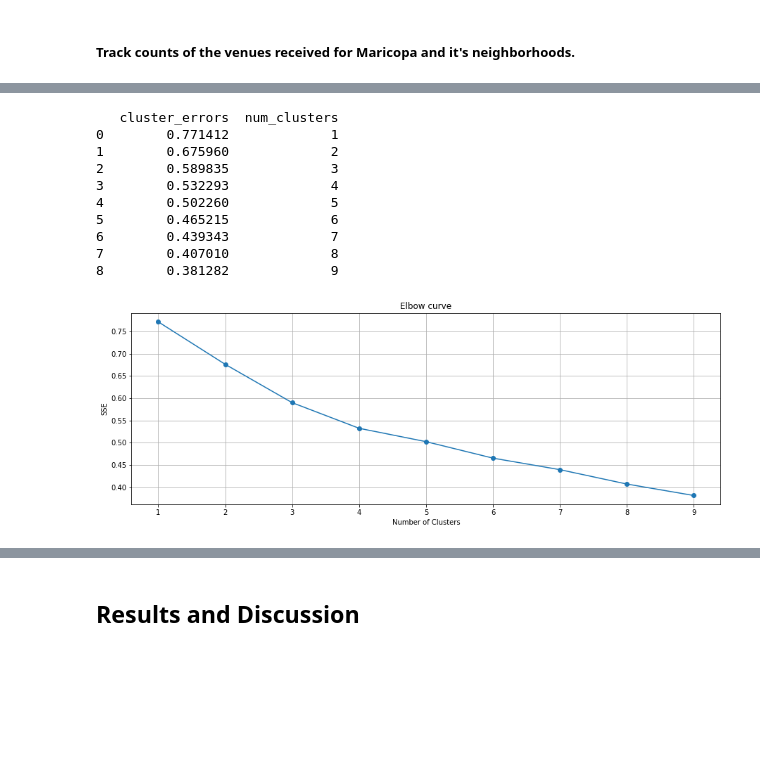
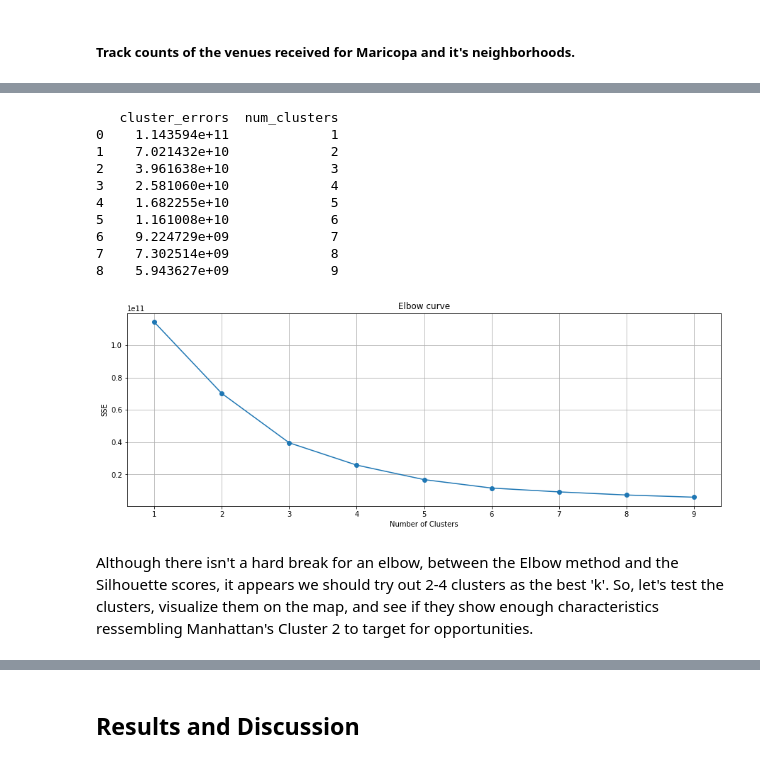
Before and after one commit to bit-kitty/Coursera-IBM-Data-Science, a Jupyter notebook: Coursera_Capstone-Battle_of_the_Neighborhoods-PHX.ipynb, the cells around one changed output, grey strips where cells are left out. Cells and saved outputs as stored; diff of their text form; code cells hidden in the pictures; blank space fills up the shorter version.

```diff
--- a/Coursera_Capstone-Battle_of_the_Neighborhoods-PHX.ipynb
+++ b/Coursera_Capstone-Battle_of_the_Neighborhoods-PHX.ipynb
@@ -804,6 +774,8 @@ mari_hood_agg
 | 61 | Maricopa | Youngtown | 33.590800 | -112.301300 |
 | 62 | Maricopa | Yucca District Glendale | 33.529100 | -112.248200 |
 # %%
+# aggregate estimated statistics by neighborhoods as added input for segmentation later.
+
 marihood_stats = df2.groupby('neighborhood').agg({'total_pop':'sum',
                                                   'bus_estab':'sum',
                                                   'no_of_homes':'sum',
@@ -816,12 +788,11 @@ marihood_stats = df2.groupby('neighborhood').agg({'total_pop':'sum',
 marihood_stats=marihood_stats.reset_index(drop=False)
 cols2 = marihood_stats.columns.tolist()
 marihood_stats = marihood_stats.reindex(columns=cols2)
+marihood_stats['rent_pct'] = marihood_stats['rent']/marihood_stats['no_of_homes']
+marihood_stats['own_pct'] = marihood_stats['own']/marihood_stats['no_of_homes']
+cols3 = ['rent','total_pop','no_of_homes','bus_estab','avg_hh_income','own']
+marihood_stats[cols3] = marihood_stats[cols3].applymap(np.int64)
+
 marihood_stats.head()
-
-
-#df.groupby('Company Name').agg({'Organisation name':'count','Amount':'sum'})
-
-#mari_stats = df1.dropna()
-#mari_neighborhoods2 = mari_neighborhoods.reset_index(drop=True)
 # %% [output]
 |  | neighborhood | rent | total_pop | no_of_homes | bus_estab | avg_hh_income | avg_hh_sz | diversity_index | ... |
@@ -1088,0 +1019,7 @@ for hood in maricopa_grouped['Neighborhood']:
+# %%
+# merge additional statistics to better inform later clustering exercise.
+
+#marihood_stats.rename(columns = {'neighborhood':'Neighborhood'}, inplace=True)
+maricopa_grouped2 = pd.merge(maricopa_grouped, marihood_stats, on='Neighborhood')
+
+maricopa_grouped.head()
@@ -1119,46 +1068,43 @@ marihoods_venues_sorted.head()
 # %%
-# Use unsupervised learning by running K-means algorithm to cluster the neighborhoods to derive common themes of venue categories.
-# k-Means is a partition-based clustering that produces sphere-like clusters because the clusters are shaped around the centroids.
-# However, there is an added step to pre-specify the number of clusters. This requires due diligence to pick the number of clusters.
-# Often times, business context contributes to the clusters that best explain the most variances within the observed datapoints.
+# The elbow method seems to indicate k= 2-4.
 
-
-# Run elbow curve on data to determine best number of clusters that explain the most variance (score denotes the percentage of variance explained)
-# The elbow method aids in finding the optimal value for k (#clusters) at the point of rapidly declining improvement.
-# Use unsupervised learning by running K-means algorithm to cluster the neighborhoods to derive common themes of venue categories.
-# Here the elbow method is not very strong in clustering average occurrences of venue types across the region; it somewhat indicates k= 3 or 4.
-
-maricopa_grouped_clustering = maricopa_grouped.drop('Neighborhood', 1)
+maricopa_grouped_clustering = maricopa_grouped2.drop(['Neighborhood','rent','own','total_pop'], 1)
 
 X1 = maricopa_grouped_clustering
 
+# Standarize features
+scaler = StandardScaler()
+X_scaled = scaler.fit_transform(maricopa_grouped_clustering)
+
 distortions = []
 for k in range(1, 10):
-    kmeans = KMeans(n_clusters=k, random_state=3, max_iter=500)
+    kmeans = KMeans(n_clusters=k, random_state=10)
     kmeans.fit(X1)
     distortions.append(kmeans.inertia_) # cluster errors
 
 clusters_df = pd.DataFrame( { "num_clusters": range(1, 10), "cluster_errors": distortions } )
 print(clusters_df[0:10])
 
 fig = plt.figure(figsize=(15, 5))
 plt.plot( clusters_df.num_clusters, clusters_df.cluster_errors, marker = "o" )
 plt.grid(True)
 plt.xlabel('Number of Clusters')
 plt.ylabel('SSE')
 plt.title('Elbow curve')
 
 plt.show()
 # %% [output]
    cluster_errors  num_clusters
-0        0.771412             1
-1        0.675960             2
-2        0.589835             3
-3        0.532293             4
-4        0.502260             5
-5        0.465215             6
-6        0.439343             7
-7        0.407010             8
-8        0.381282             9
+0    1.143594e+11             1
+1    7.021432e+10             2
+2    3.961638e+10             3
+3    2.581060e+10             4
+4    1.682255e+10             5
+5    1.161008e+10             6
+6    9.224729e+09             7
+7    7.302514e+09             8
+8    5.943627e+09             9
-[figure, old version]
+[figure, new version]
+# %% [markdown]
+Although there isn't a hard break for an elbow, between the Elbow method and the Silhouette scores, it appears we should try out 2-4 clusters as the best 'k'. So, let's test the clusters, visualize them on the map, and see if they show enough characteristics ressembling Manhattan's Cluster 2 to target for opportunities.
 # %%
```
Also changed, not shown: parts of 54 cells of this notebook.
